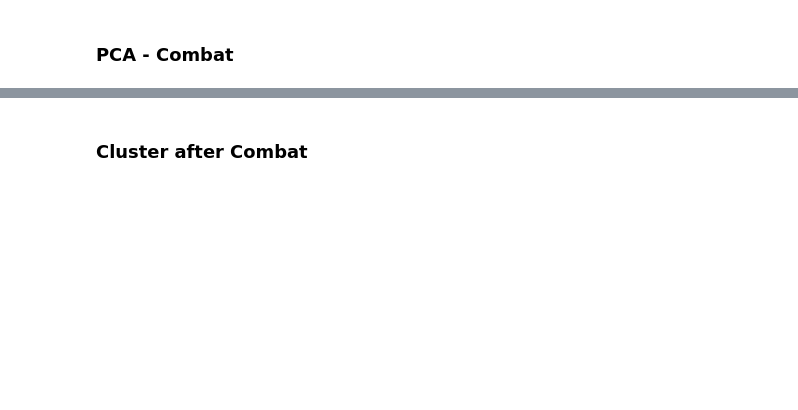
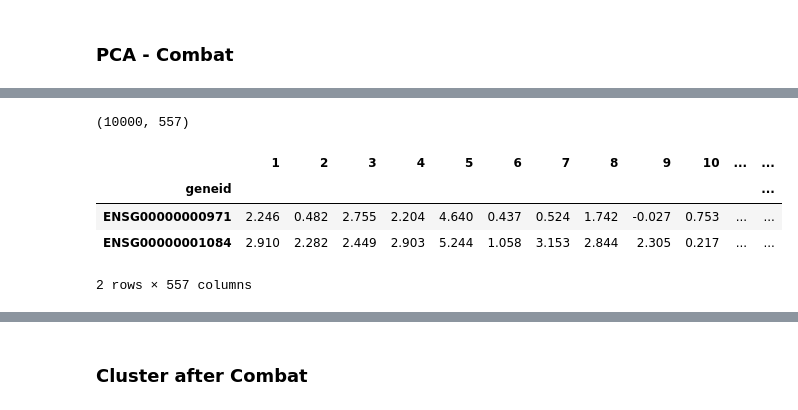
Before and after one commit to flalix/perturb_agent, a Jupyter notebook: notebooks/mtp_TCGA_53_PSI_all_PAADs_Clusters.ipynb, the cells around one changed output, grey strips where cells are left out. Cells and saved outputs as stored; diff of their text form; code cells hidden in the pictures; blank space fills up the shorter version.

```diff
--- a/notebooks/mtp_TCGA_53_PSI_all_PAADs_Clusters.ipynb
+++ b/notebooks/mtp_TCGA_53_PSI_all_PAADs_Clusters.ipynb
@@ -490,2 +511,18 @@ gdc.plot_pca_expression(
+# %%
+df_combat2 = df_combat.set_index('geneid').copy()
+df_combat2 = df_combat2.iloc[:, 2:]
+df_combat2.columns = [str(x) for x in df_combat2.columns]
+
+df_combat2.columns = [int(x) for x in df_combat2.columns]
+
+print(df_combat2.shape)
+df_combat2.head(2)
+# %% [output]
+(10000, 557)
+|  | 1 | 2 | 3 | 4 | 5 | 6 | 7 | 8 | 9 | 10 | ... | ... |
+| geneid |  |  |  |  |  |  |  |  |  |  |  | ... |
+| ENSG00000000971 | 2.246 | 0.482 | 2.755 | 2.204 | 4.640 | 0.437 | 0.524 | 1.742 | -0.027 | 0.753 | ... | ... |
+| ENSG00000001084 | 2.910 | 2.282 | 2.449 | 2.903 | 5.244 | 1.058 | 3.153 | 2.844 | 2.305 | 0.217 | ... | ... |
+2 rows × 557 columns
 # %%
 gdc.plot_pca_expression(
```
Also changed, not shown: parts of 31 cells of this notebook, 2 other files.
